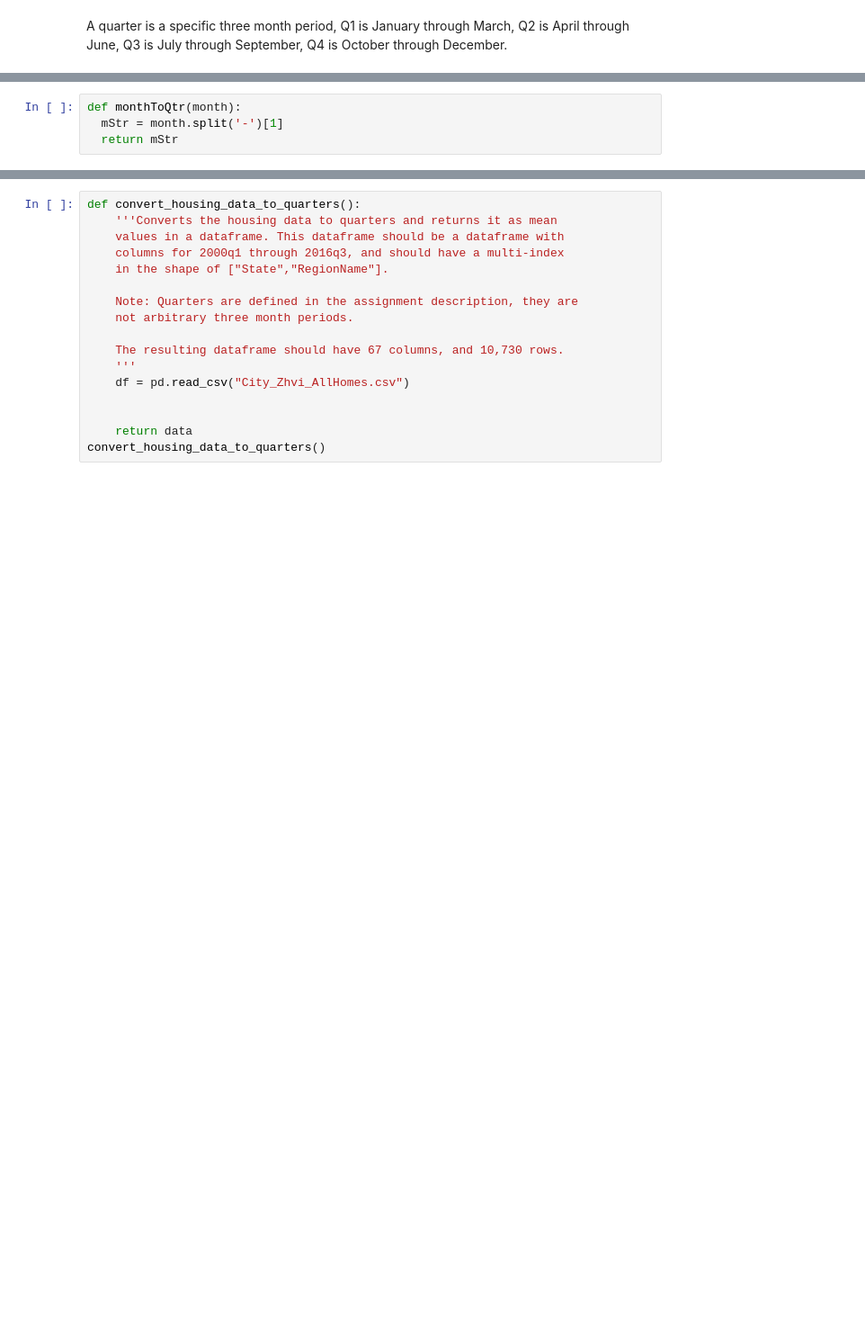
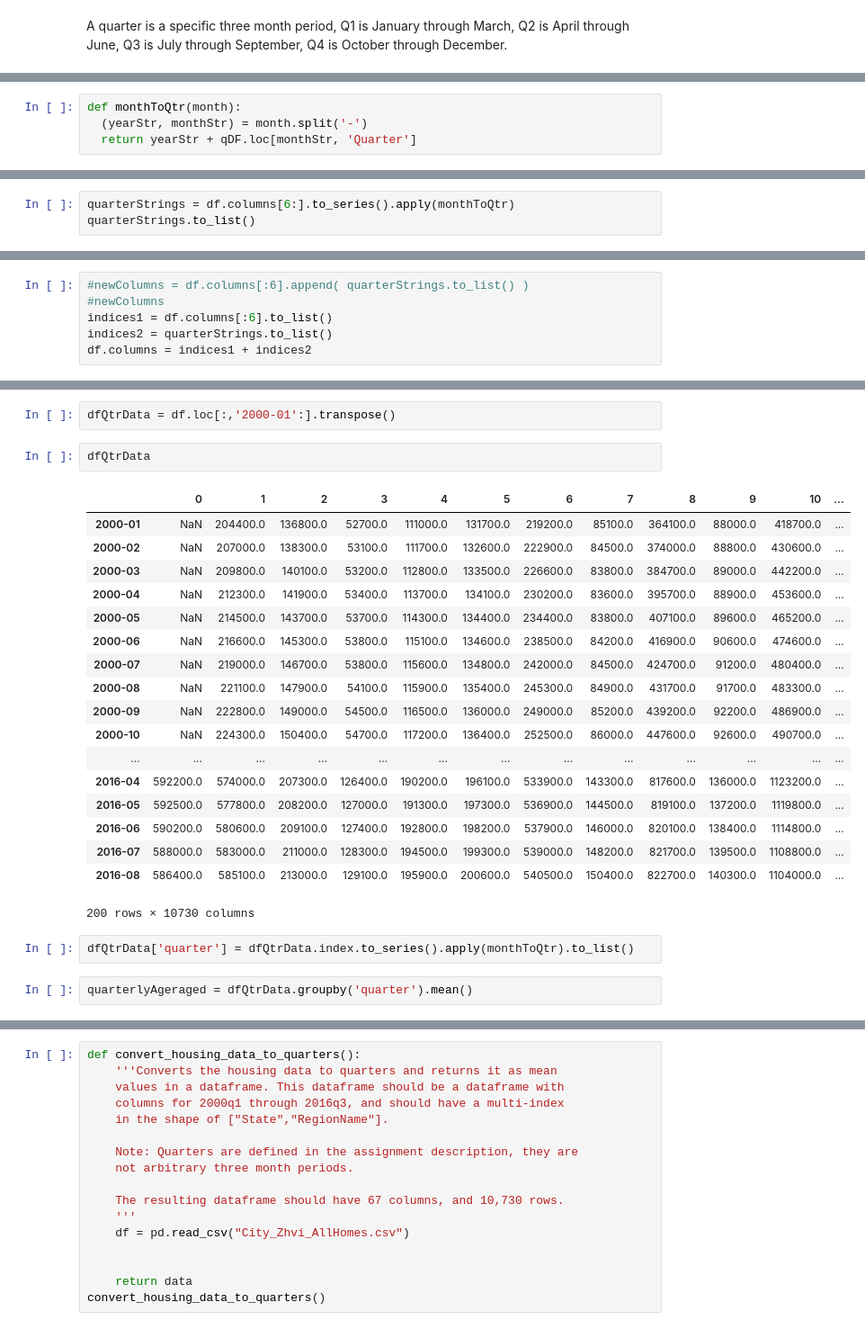
Before and after one commit to aicharya/DSA_Python, a Jupyter notebook: HypothesisTestingAssignment4_AnswersWithoutCode(CMB Summission)-.ipynb, the cells around one changed output, grey strips where cells are left out. Shown at 90% size. Drawn from its saved outputs; the diff is of its cells as text; blank space fills up the shorter version.

```diff
--- a/HypothesisTestingAssignment4_AnswersWithoutCode(CMB Summission)-.ipynb
+++ b/HypothesisTestingAssignment4_AnswersWithoutCode(CMB Summission)-.ipynb
@@ -577,7 +597,7 @@ qDF
 # %%
 def monthToQtr(month):
-  mStr = month.split('-')[1]
-  return mStr
+  (yearStr, monthStr) = month.split('-')
+  return yearStr + qDF.loc[monthStr, 'Quarter']
 # %%
 monthToQtr('1996-04')
 # %% [output]
@@ -584,0 +625,3 @@ monthToQtr('1996-04')
+# %%
+quarterStrings = df.columns[6:].to_series().apply(monthToQtr)
+quarterStrings.to_list()
@@ -584,0 +646,6 @@ monthToQtr('1996-04')
+# %%
+#newColumns = df.columns[:6].append( quarterStrings.to_list() )
+#newColumns
+indices1 = df.columns[:6].to_list()
+indices2 = quarterStrings.to_list()
+df.columns = indices1 + indices2
@@ -584,0 +668,27 @@ monthToQtr('1996-04')
+# %%
+dfQtrData = df.loc[:,'2000-01':].transpose()
+# %%
+dfQtrData
+# %% [output]
+|  | 0 | 1 | 2 | 3 | 4 | 5 | 6 | 7 | 8 | 9 | 10 | ... |
+| 2000-01 | NaN | 204400.0 | 136800.0 | 52700.0 | 111000.0 | 131700.0 | 219200.0 | 85100.0 | 364100.0 | 88000.0 | 418700.0 | ... |
+| 2000-02 | NaN | 207000.0 | 138300.0 | 53100.0 | 111700.0 | 132600.0 | 222900.0 | 84500.0 | 374000.0 | 88800.0 | 430600.0 | ... |
+| 2000-03 | NaN | 209800.0 | 140100.0 | 53200.0 | 112800.0 | 133500.0 | 226600.0 | 83800.0 | 384700.0 | 89000.0 | 442200.0 | ... |
+| 2000-04 | NaN | 212300.0 | 141900.0 | 53400.0 | 113700.0 | 134100.0 | 230200.0 | 83600.0 | 395700.0 | 88900.0 | 453600.0 | ... |
+| 2000-05 | NaN | 214500.0 | 143700.0 | 53700.0 | 114300.0 | 134400.0 | 234400.0 | 83800.0 | 407100.0 | 89600.0 | 465200.0 | ... |
+| 2000-06 | NaN | 216600.0 | 145300.0 | 53800.0 | 115100.0 | 134600.0 | 238500.0 | 84200.0 | 416900.0 | 90600.0 | 474600.0 | ... |
+| 2000-07 | NaN | 219000.0 | 146700.0 | 53800.0 | 115600.0 | 134800.0 | 242000.0 | 84500.0 | 424700.0 | 91200.0 | 480400.0 | ... |
+| 2000-08 | NaN | 221100.0 | 147900.0 | 54100.0 | 115900.0 | 135400.0 | 245300.0 | 84900.0 | 431700.0 | 91700.0 | 483300.0 | ... |
+| 2000-09 | NaN | 222800.0 | 149000.0 | 54500.0 | 116500.0 | 136000.0 | 249000.0 | 85200.0 | 439200.0 | 92200.0 | 486900.0 | ... |
+| 2000-10 | NaN | 224300.0 | 150400.0 | 54700.0 | 117200.0 | 136400.0 | 252500.0 | 86000.0 | 447600.0 | 92600.0 | 490700.0 | ... |
+| ... | ... | ... | ... | ... | ... | ... | ... | ... | ... | ... | ... | ... |
+| 2016-04 | 592200.0 | 574000.0 | 207300.0 | 126400.0 | 190200.0 | 196100.0 | 533900.0 | 143300.0 | 817600.0 | 136000.0 | 1123200.0 | ... |
+| 2016-05 | 592500.0 | 577800.0 | 208200.0 | 127000.0 | 191300.0 | 197300.0 | 536900.0 | 144500.0 | 819100.0 | 137200.0 | 1119800.0 | ... |
+| 2016-06 | 590200.0 | 580600.0 | 209100.0 | 127400.0 | 192800.0 | 198200.0 | 537900.0 | 146000.0 | 820100.0 | 138400.0 | 1114800.0 | ... |
+| 2016-07 | 588000.0 | 583000.0 | 211000.0 | 128300.0 | 194500.0 | 199300.0 | 539000.0 | 148200.0 | 821700.0 | 139500.0 | 1108800.0 | ... |
+| 2016-08 | 586400.0 | 585100.0 | 213000.0 | 129100.0 | 195900.0 | 200600.0 | 540500.0 | 150400.0 | 822700.0 | 140300.0 | 1104000.0 | ... |
+200 rows × 10730 columns
+# %%
+dfQtrData['quarter'] = dfQtrData.index.to_series().apply(monthToQtr).to_list()
+# %%
+quarterlyAgeraged = dfQtrData.groupby('quarter').mean()
```
Also changed, not shown: parts of 14 cells of this notebook.
